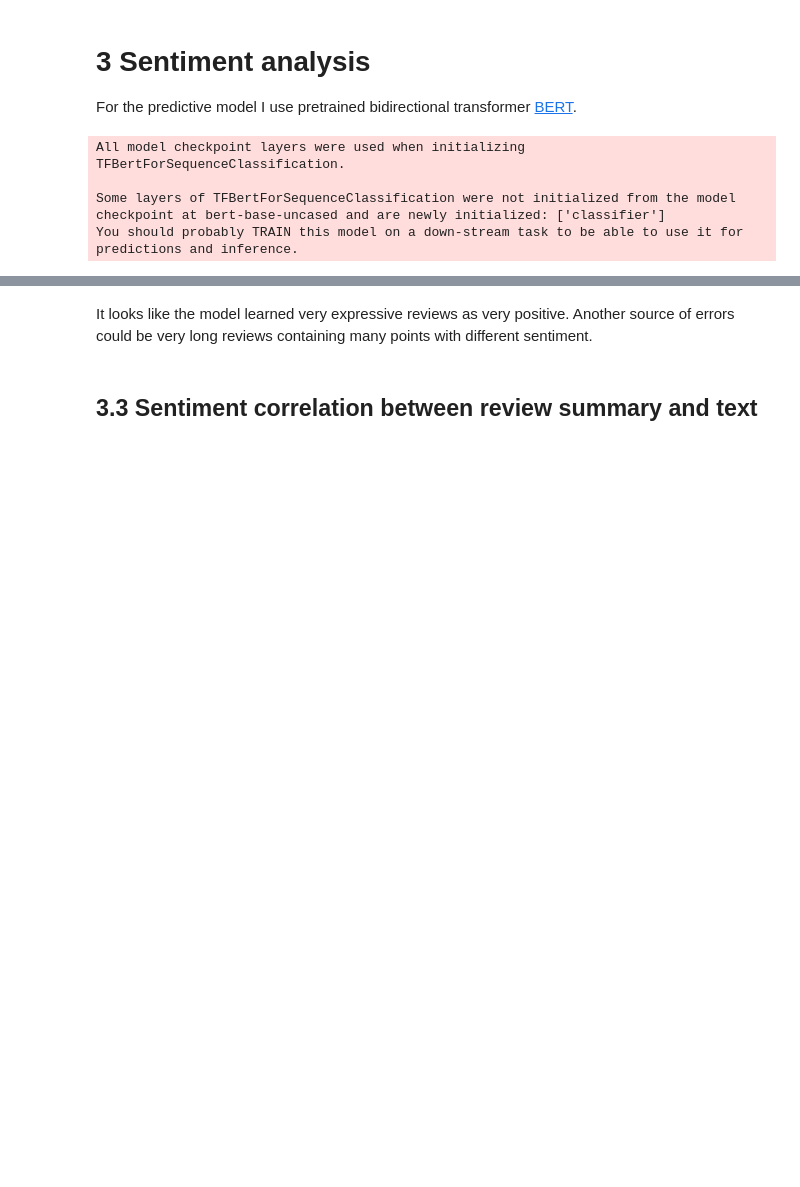
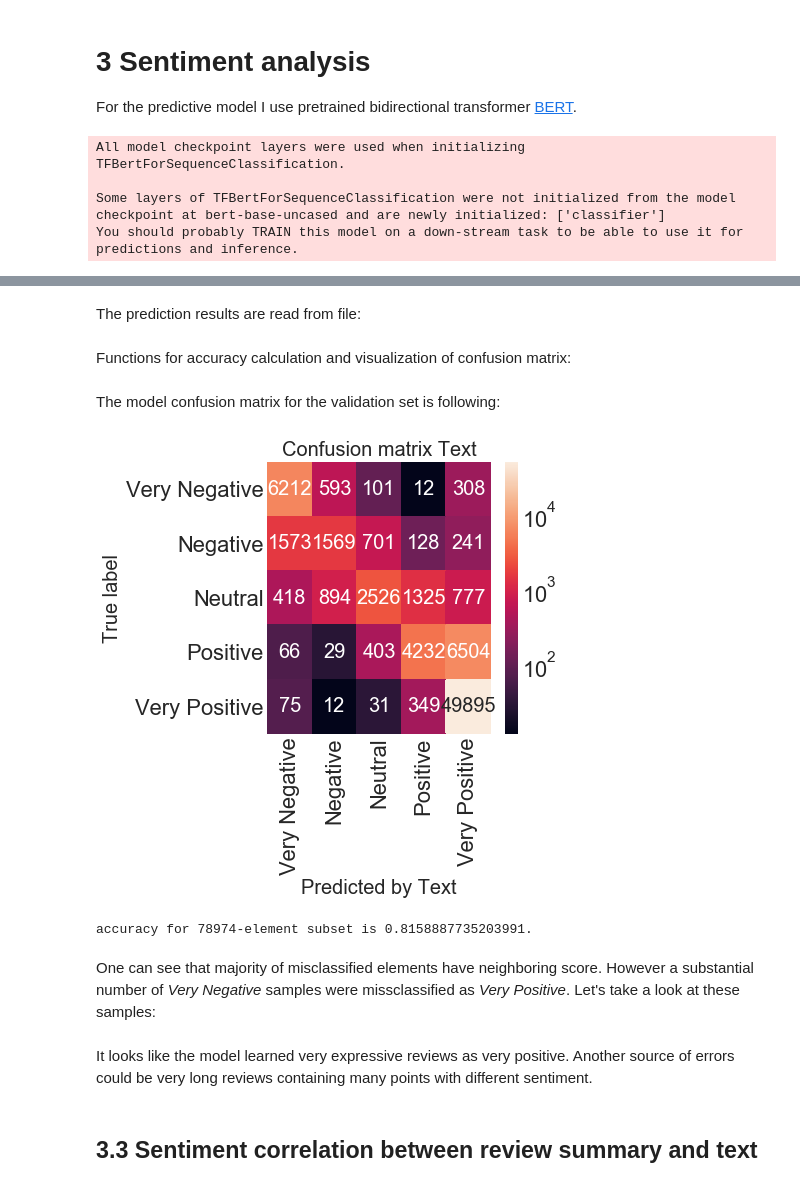
Before and after one commit to EvgenyGorelov/Food_Reviews, a Jupyter notebook: SentimentAnalysis.ipynb, the cells around one changed output, grey strips where cells are left out. Drawn from its saved outputs; the diff is of its cells as text; code cells hidden in the pictures; blank space fills up the shorter version.

Commit message:
convertion and plotting functions modifiedd

```diff
--- a/SentimentAnalysis.ipynb
+++ b/SentimentAnalysis.ipynb
@@ -212,0 +62,4 @@ print(bad_as_good[3])
+# %%
+df_dedup["Score"] = df_dedup["Score"] - 1
+df_dedup.rename(columns={"Score": "Label"}, inplace=True)
+df_dedup.tail(5)
@@ -212,0 +73,3 @@ print(bad_as_good[3])
+# %%
+df_train = df_dedup.sample(frac=0.8,random_state=123)
+df_test = df_dedup.drop(df_train.index)
@@ -212,0 +155,41 @@ print(bad_as_good[3])
+# %% [markdown]
+The prediction results are read from file:
+# %%
+text_predictions = pd.read_csv("./PredVa79ke3x3.csv.zip",
+                               index_col=0, compression="zip")
+# %% [markdown]
+Functions for accuracy calculation and visualization of confusion matrix:
+# %%
+LABELS = ['Very Negative','Negative','Neutral','Positive','Very Positive']
+
+
+def accuracy_print(conf_matrix):
+    values = conf_matrix.view()
+    error_count = values.sum() - np.trace(values)
+    accuracy = 1.0 - error_count/len(df_test["Label"])
+    print("accuracy for {0}-element subset is {1}.".format(
+        len(df_test["Label"]), accuracy))
+
+
+def plot_conf_mat(conf_matrix, title, xlabel, ylabel):
+    plt.figure(figsize=(5, 5))
+    sns.heatmap(conf_matrix, norm=clrs.LogNorm(), xticklabels=LABELS,
+    yticklabels=LABELS, annot=True, fmt="d", annot_kws={"size": 20});
+    plt.title(title, fontsize=20)
+    plt.ylabel(ylabel, fontsize=20)
+    plt.xlabel(xlabel, fontsize=20)
+    plt.show()
+# %% [markdown]
+The model confusion matrix for the validation set is following:
+# %%
+confusion_matrix = metrics.confusion_matrix(df_test["Label"], text_predictions)
+plot_conf_mat(confusion_matrix, "Confusion matrix Text",
+              "Predicted by Text", "True label")
+accuracy_print(confusion_matrix)
+# %% [output]
+[figure, added]
+accuracy for 78974-element subset is 0.8158887735203991.
+# %% [markdown]
+One can see that majority of misclassified elements have neighboring score.
+However a substantial number of *Very Negative* samples were missclassified as *Very Positive*.
+Let's take a look at these samples:
```
Also changed, not shown: parts of 57 cells of this notebook.
